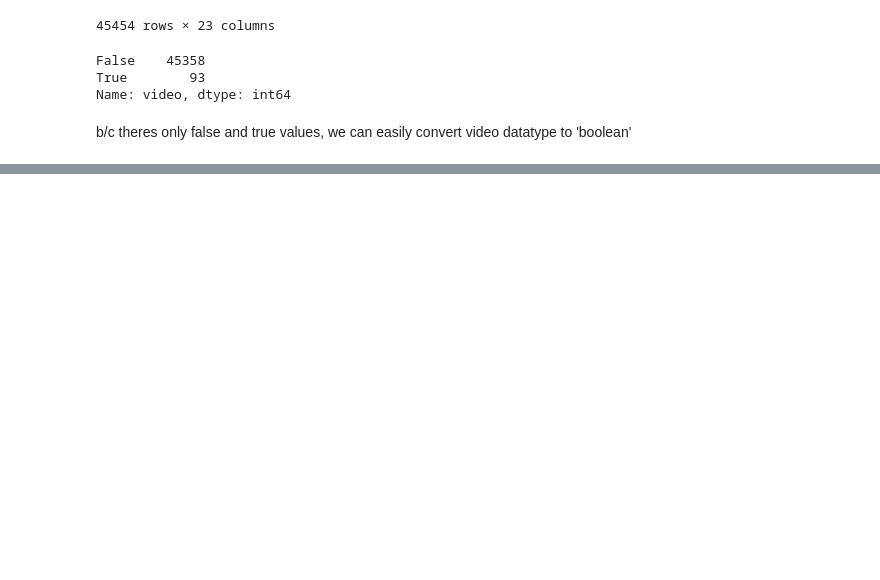
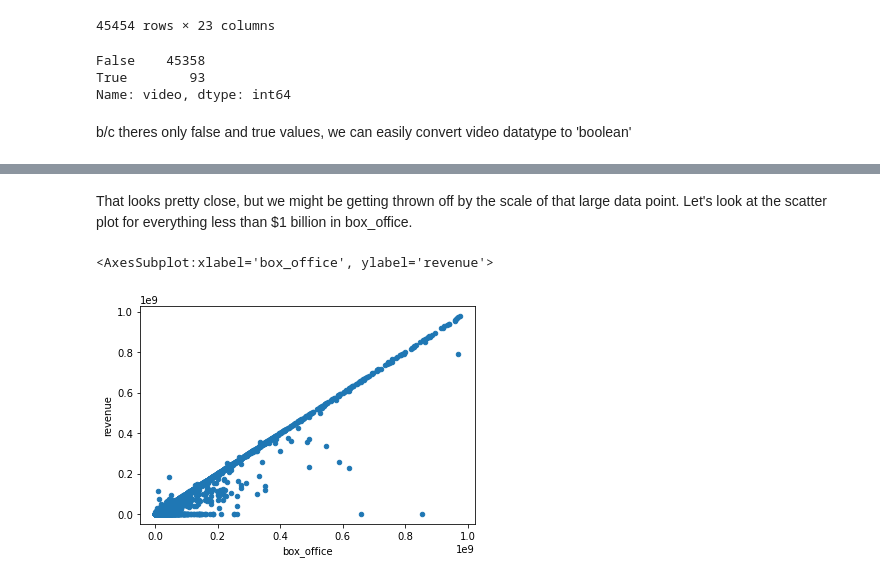
Before and after one commit to Lucky777b/Movies-ETL-copy, a Jupyter notebook: Movies_etl.ipynb, the cells around one changed output, grey strips where cells are left out. Cells and saved outputs as stored; diff of their text form; code cells hidden in the pictures; blank space fills up the shorter version.

```diff
--- a/Movies_etl.ipynb
+++ b/Movies_etl.ipynb
@@ -1317,0 +1456,7 @@ That seems to make sense. People are more likely to give whole number ratings th
+# %% [markdown]
+That looks pretty close, but we might be getting thrown off by the scale of that large data point. Let's look at the scatter plot for everything less than $1 billion in box_office.
+# %%
+movies_df.fillna(0)[movies_df['box_office'] < 10**9].plot(x='box_office', y='revenue', kind='scatter')
+# %% [output]
+<AxesSubplot:xlabel='box_office', ylabel='revenue'>
+[figure, added]
```
Also changed, not shown: parts of 69 cells of this notebook.
